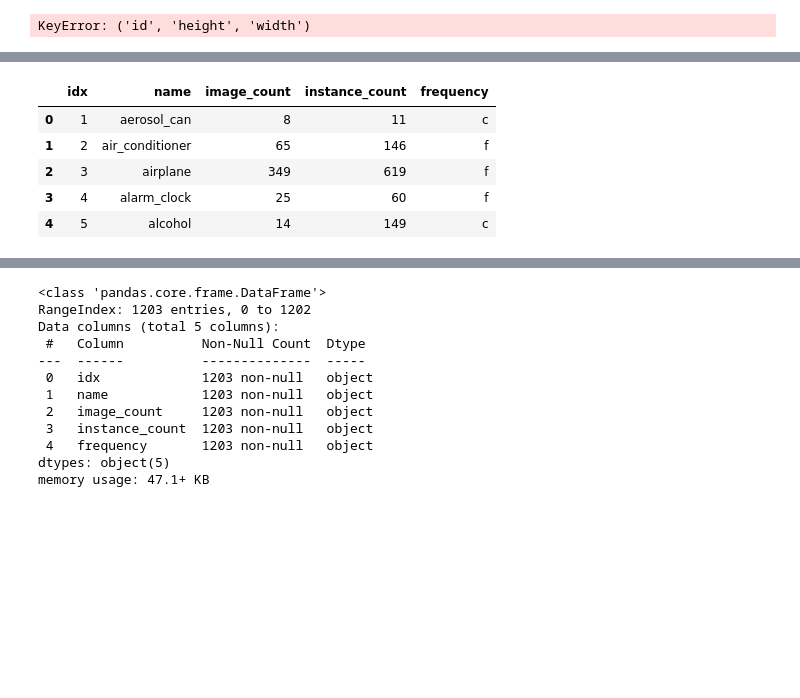
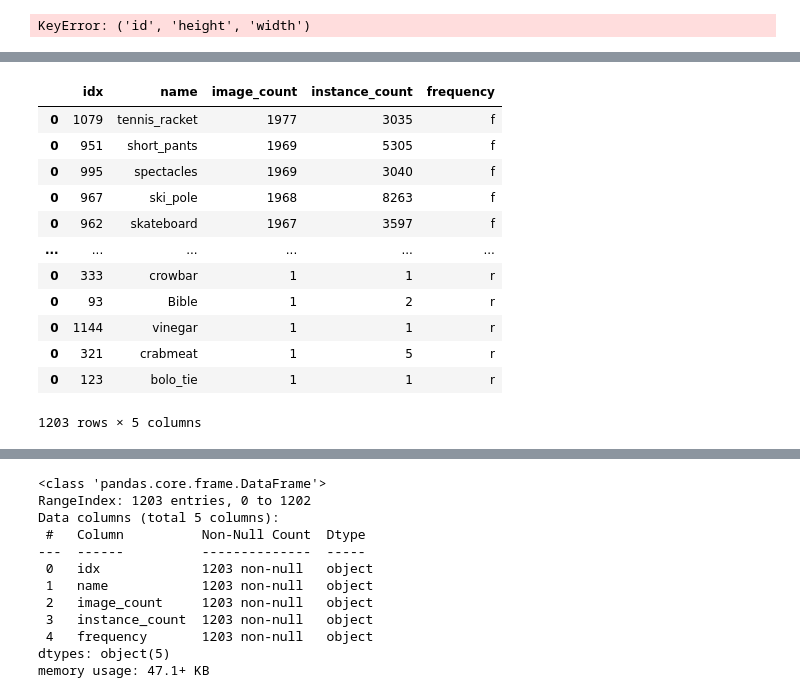
Before and after one commit to alexxcollins/INM705_CW_Collins_Velagala, a Jupyter notebook: notebooks/Data_exploration.ipynb, the cells around one changed output, grey strips where cells are left out. Cells and saved outputs as stored; diff of their text form; code cells hidden in the pictures; blank space fills up the shorter version.

```diff
--- a/notebooks/Data_exploration.ipynb
+++ b/notebooks/Data_exploration.ipynb
@@ -125,19 +84,26 @@ img_size_df.groupby(['dim']).count().sort_values(by = ['id'], ascending = False)
 cat_val_df = pd.DataFrame(columns = ["idx", "name", "image_count", "instance_count", "frequency"])
 
 for cat in data['categories']:
-    row = {"idx" : cat['id'],
-        "name": cat['name'],
-        "image_count": cat['image_count'],
-        "instance_count": cat["instance_count"],
-        "frequency" : cat["frequency"]}
-    cat_val_df = cat_val_df.append(row, ignore_index = True)
+    row = {"idx" : [cat['id']],
+        "name": [cat['name']],
+        "image_count": [cat['image_count']],
+        "instance_count": [cat["instance_count"]],
+        "frequency" : [cat["frequency"]]}
+    cat_val_df = pd.concat((cat_val_df, pd.DataFrame(row)))
     #break
 # %%
-cat_val_df.head()
+cat_val_df.sort_values(by=['image_count'], ascending=False)
 # %% [output]
 |  | idx | name | image_count | instance_count | frequency |
-| 0 | 1 | aerosol_can | 8 | 11 | c |
-| 1 | 2 | air_conditioner | 65 | 146 | f |
-| 2 | 3 | airplane | 349 | 619 | f |
-| 3 | 4 | alarm_clock | 25 | 60 | f |
-| 4 | 5 | alcohol | 14 | 149 | c |
+| 0 | 1079 | tennis_racket | 1977 | 3035 | f |
+| 0 | 951 | short_pants | 1969 | 5305 | f |
+| 0 | 995 | spectacles | 1969 | 3040 | f |
+| 0 | 967 | ski_pole | 1968 | 8263 | f |
+| 0 | 962 | skateboard | 1967 | 3597 | f |
+| ... | ... | ... | ... | ... | ... |
+| 0 | 333 | crowbar | 1 | 1 | r |
+| 0 | 93 | Bible | 1 | 2 | r |
+| 0 | 1144 | vinegar | 1 | 1 | r |
+| 0 | 321 | crabmeat | 1 | 5 | r |
+| 0 | 123 | bolo_tie | 1 | 1 | r |
+1203 rows × 5 columns
```
Also changed, not shown: parts of 12 cells of this notebook.
